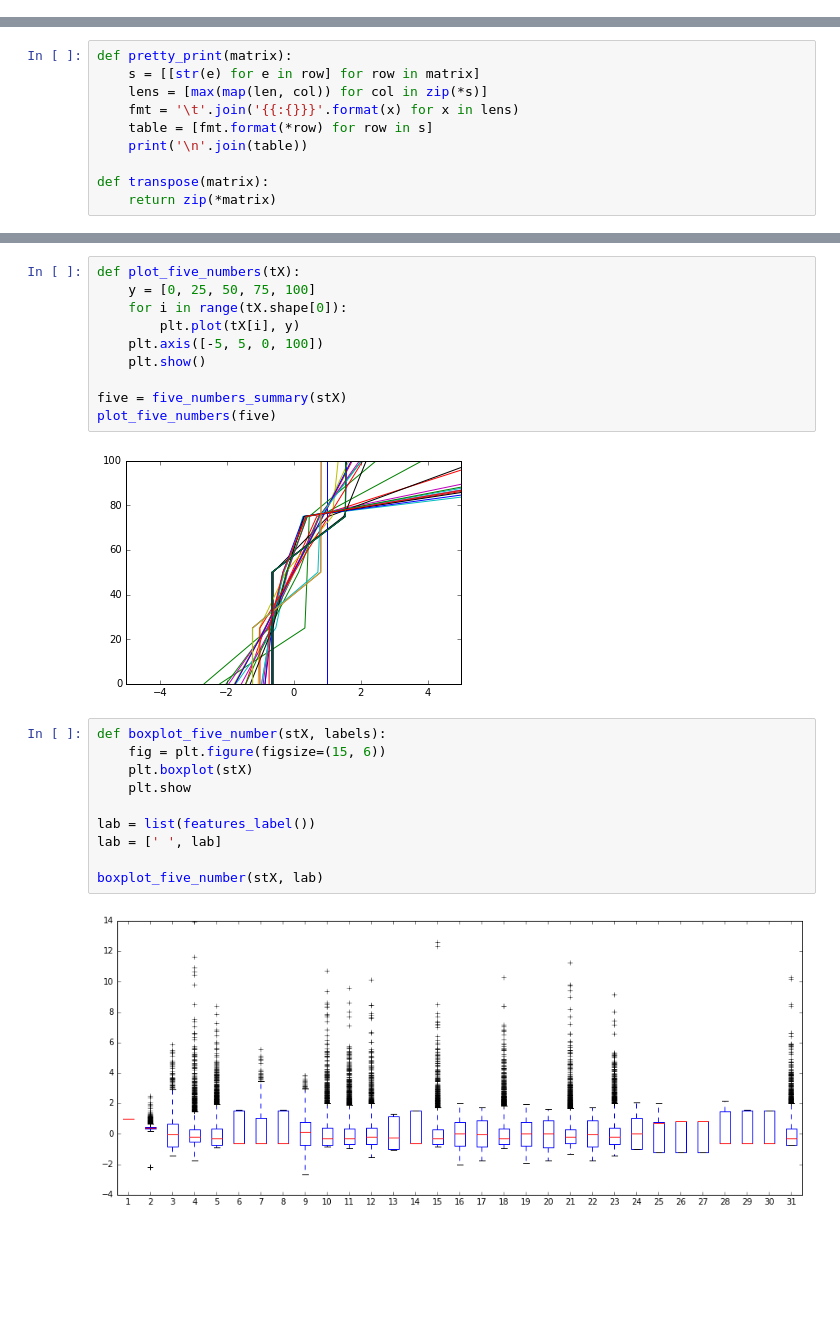
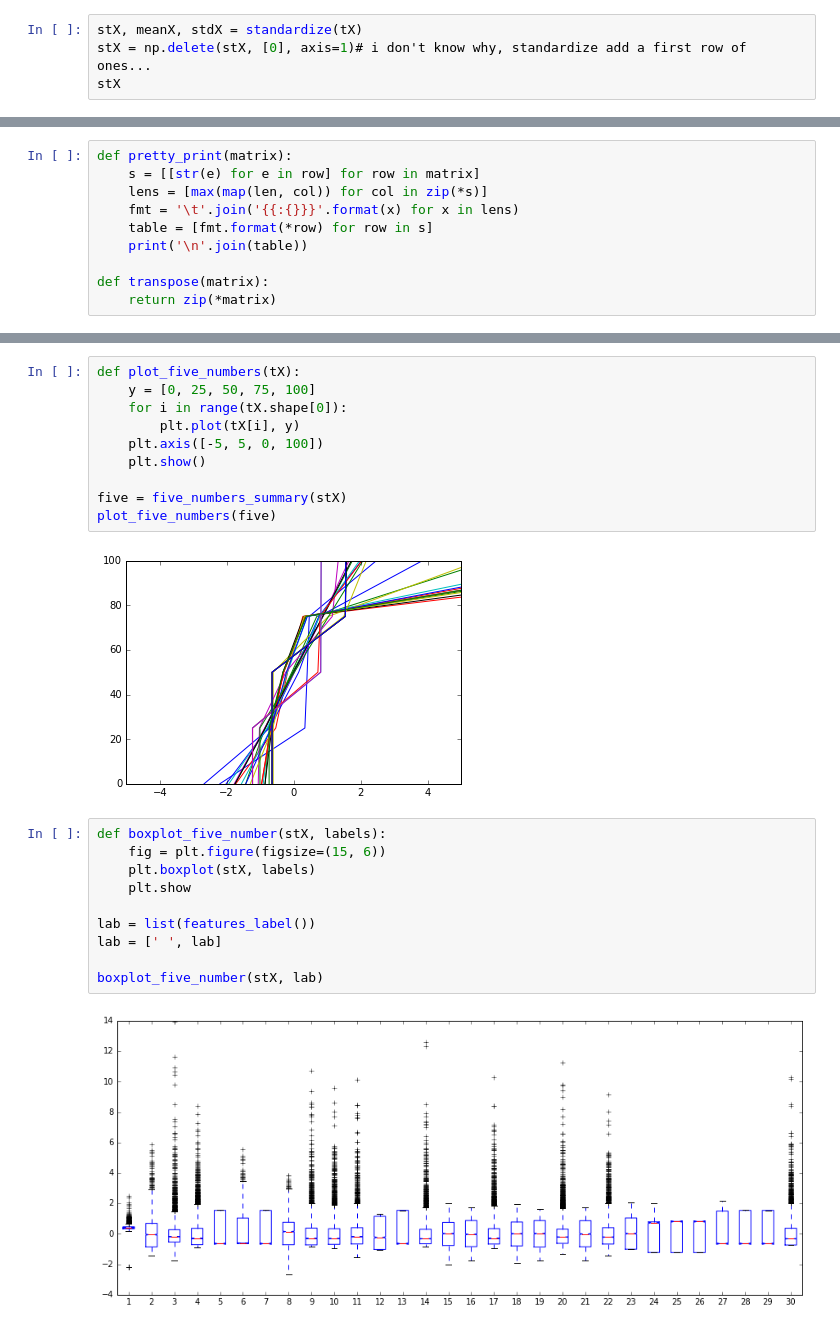
Before and after one commit to jmuth/PCML_project1, a Jupyter notebook: Exploration_data_analysis.ipynb, the cells around one changed output, grey strips where cells are left out. Cells and saved outputs as stored; diff of their text form; blank space fills up the shorter version.

```diff
--- a/Exploration_data_analysis.ipynb
+++ b/Exploration_data_analysis.ipynb
@@ -24,0 +23,4 @@ stX, meanX, stdX = standardize(tX)
+# %%
+stX, meanX, stdX = standardize(tX)
+stX = np.delete(stX, [0], axis=1)# i don't know why, standardize add a first row of ones...
+stX
@@ -109,16 +125,16 @@ def plot_five_numbers(tX):
 five = five_numbers_summary(stX)
 plot_five_numbers(five)
 # %% [output]
-[figure, old version]
+[figure, new version]
 # %%
 def boxplot_five_number(stX, labels):
     fig = plt.figure(figsize=(15, 6))
-    plt.boxplot(stX)
+    plt.boxplot(stX, labels)
     plt.show
 
 lab = list(features_label())
 lab = [' ', lab]
 
 boxplot_five_number(stX, lab)
 # %% [output]
-[figure, old version]
+[figure, new version]
```
Also changed, not shown: parts of 5 cells of this notebook.
